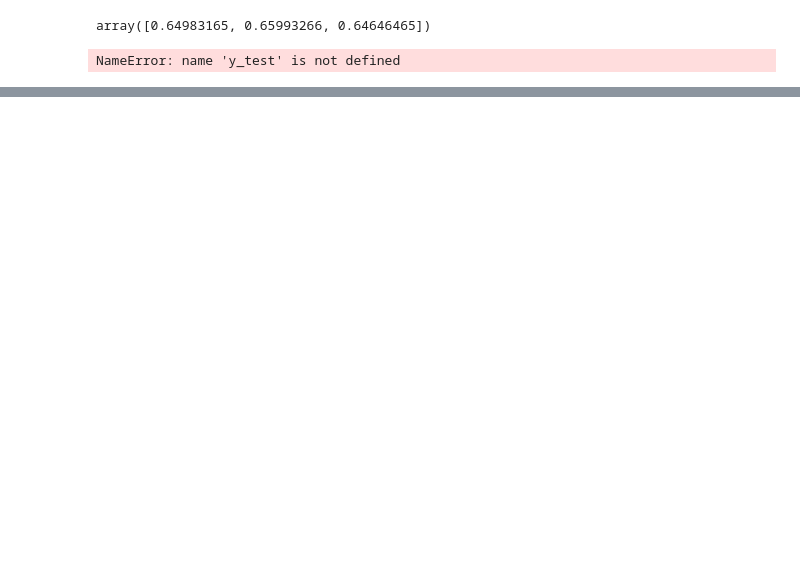
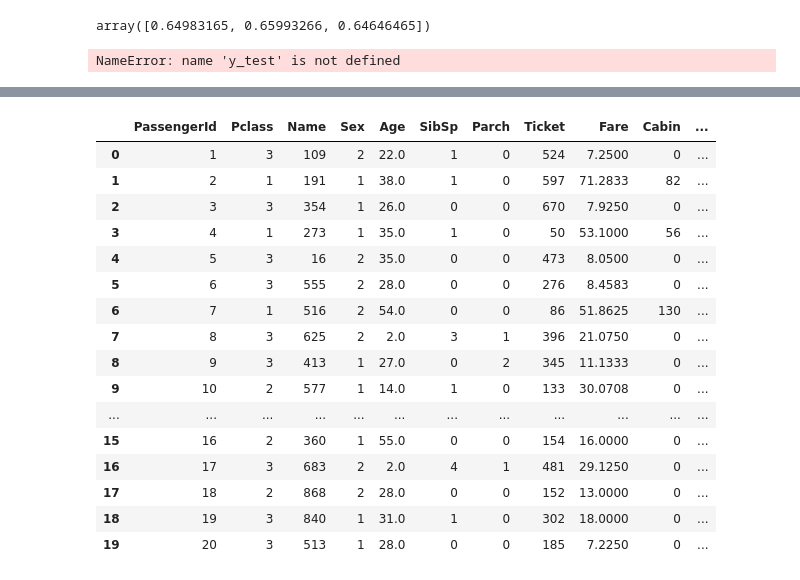
Before and after one commit to amarschn/kaggle, a Jupyter notebook: titanic/titanic-workbook.ipynb, the cells around one changed output, grey strips where cells are left out. Cells and saved outputs as stored; diff of their text form; code cells hidden in the pictures; blank space fills up the shorter version.

```diff
--- a/titanic/titanic-workbook.ipynb
+++ b/titanic/titanic-workbook.ipynb
@@ -62,10 +62,10 @@ X, y, nas = proc_df(train, y_fld='Survived')
 X_test, _, nas = proc_df(test)
 X_test = X_test.drop(columns='Fare_na') # Not sure why a 'Fare_na' is created for test but not training
 # %%
-X_train = X[:500]
-y_train = y[:500]
-X_valid = X[500:]
-y_valid = y[500:]
+X_train = X[:600]
+y_train = y[:600]
+X_valid = X[600:]
+y_valid = y[600:]
 # %%
 def score(f, y):
     """
@@ -111,0 +114,20 @@ submission2.to_csv(f'{PATH}submission_5.csv', index=False)
+# %%
+X_train[:20]
+# %% [output]
+|  | PassengerId | Pclass | Name | Sex | Age | SibSp | Parch | Ticket | Fare | Cabin | ... |
+| 0 | 1 | 3 | 109 | 2 | 22.0 | 1 | 0 | 524 | 7.2500 | 0 | ... |
+| 1 | 2 | 1 | 191 | 1 | 38.0 | 1 | 0 | 597 | 71.2833 | 82 | ... |
+| 2 | 3 | 3 | 354 | 1 | 26.0 | 0 | 0 | 670 | 7.9250 | 0 | ... |
+| 3 | 4 | 1 | 273 | 1 | 35.0 | 1 | 0 | 50 | 53.1000 | 56 | ... |
+| 4 | 5 | 3 | 16 | 2 | 35.0 | 0 | 0 | 473 | 8.0500 | 0 | ... |
+| 5 | 6 | 3 | 555 | 2 | 28.0 | 0 | 0 | 276 | 8.4583 | 0 | ... |
+| 6 | 7 | 1 | 516 | 2 | 54.0 | 0 | 0 | 86 | 51.8625 | 130 | ... |
+| 7 | 8 | 3 | 625 | 2 | 2.0 | 3 | 1 | 396 | 21.0750 | 0 | ... |
+| 8 | 9 | 3 | 413 | 1 | 27.0 | 0 | 2 | 345 | 11.1333 | 0 | ... |
+| 9 | 10 | 2 | 577 | 1 | 14.0 | 1 | 0 | 133 | 30.0708 | 0 | ... |
+| ... | ... | ... | ... | ... | ... | ... | ... | ... | ... | ... | ... |
+| 15 | 16 | 2 | 360 | 1 | 55.0 | 0 | 0 | 154 | 16.0000 | 0 | ... |
+| 16 | 17 | 3 | 683 | 2 | 2.0 | 4 | 1 | 481 | 29.1250 | 0 | ... |
+| 17 | 18 | 2 | 868 | 2 | 28.0 | 0 | 0 | 152 | 13.0000 | 0 | ... |
+| 18 | 19 | 3 | 840 | 1 | 31.0 | 1 | 0 | 302 | 18.0000 | 0 | ... |
+| 19 | 20 | 3 | 513 | 1 | 28.0 | 0 | 0 | 185 | 7.2250 | 0 | ... |
```
Also changed, not shown: parts of 25 cells of this notebook.
